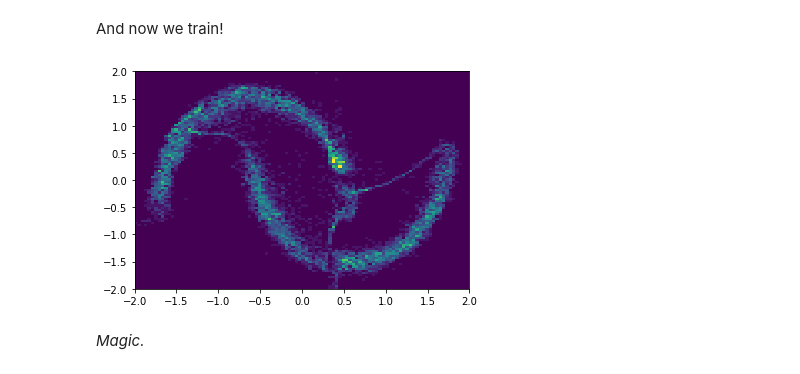
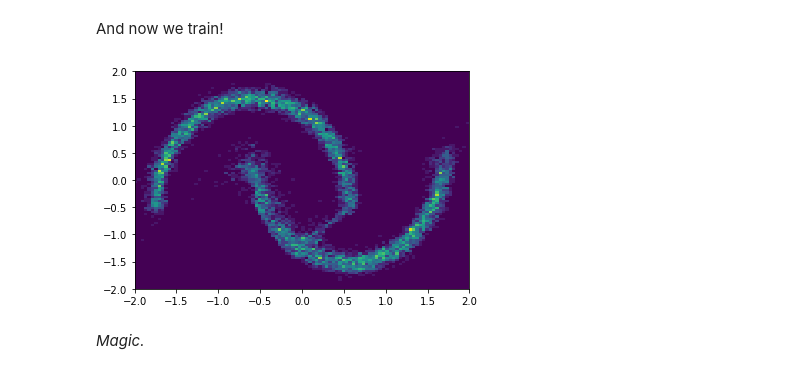
Before and after one commit to ChrisWaites/jax-flows, a Jupyter notebook: examples/intro.ipynb, the cells around one changed output. Cells and saved outputs as stored; diff of their text form; code cells hidden in the pictures.

```diff
--- a/examples/intro.ipynb
+++ b/examples/intro.ipynb
@@ -34,6 +33,6 @@ from jax.nn.initializers import orthogonal, zeros
 Next, we'll define some training parameters.
 # %%
 rng, flow_rng = random.split(random.PRNGKey(0))
-input_shape = X.shape[1:]
-num_epochs, batch_size = 500, 100
+input_dim = X.shape[1]
+num_epochs, batch_size = 100, 100
 # %% [markdown]
@@ -82,7 +50,40 @@ params, log_pdf, sample = init_fun(flow_rng, input_shape)
+# %%
+def get_masks(input_dim, hidden_dim=64, num_hidden=1):
+    masks = []
+    input_degrees = np.arange(input_dim)
+    degrees = [input_degrees]
+
+    for n_h in range(num_hidden + 1):
+        degrees += [np.arange(hidden_dim) % (input_dim - 1)]
+    degrees += [input_degrees % input_dim - 1]
+
+    for (d0, d1) in zip(degrees[:-1], degrees[1:]):
+        masks += [np.transpose(np.expand_dims(d1, -1) >= np.expand_dims(d0, 0)).astype(np.float32)]
+    return masks
+
+def masked_transform(rng, input_dim):
+    masks = get_masks(input_dim, hidden_dim=64, num_hidden=1)
+    act = stax.Relu
+    init_fun, apply_fun = stax.serial(
+        flows.MaskedDense(masks[0]),
+        act,
+        flows.MaskedDense(masks[1]),
+        act,
+        flows.MaskedDense(masks[2].tile(2)),
+    )
+    _, params = init_fun(rng, (input_dim,))
+    return params, apply_fun
+
+init_fun = flows.Flow(
+    flows.Serial(*(flows.MADE(masked_transform), flows.Reverse()) * 5),
+    flows.Normal(),
+)
+
+params, log_pdf, sample = init_fun(flow_rng, input_dim)
 # %% [markdown]
 Now, given the model, we can start to optimize it. We can do this by creating a regular JAX Adam optimizer, supplying it the model parameters.
 # %%
-opt_init, opt_update, get_params = optimizers.adam(step_size=4e-4)
+opt_init, opt_update, get_params = optimizers.adam(step_size=1e-4)
 opt_state = opt_init(params)
 # %%
 from tqdm.notebook import trange
@@ -104,22 +105,23 @@ And now we train!
 # %%
 itercount = itertools.count()
 
 for epoch in range(num_epochs):
     clear_output(wait=True) # Clear plotting
 
-    npr.shuffle(X)
+    permute_rng, rng = random.split(rng)
+    X = random.permutation(permute_rng, X)
     for batch_index in range(0, len(X), batch_size):
         opt_state = step(next(itercount), opt_state, X[batch_index:batch_index+batch_size])
 
     params = get_params(opt_state)
-    rng, sample_rng = random.split(rng)
+    s, sample_rng = random.split(rng)
     X_syn = sample(rng, params, X.shape[0])
 
     plt.hist2d(X_syn[:, 0], X_syn[:, 1], bins=n_bins, range=plot_range)
     plt.show()
 
 params = get_params(opt_state)
 # %% [output]
-[figure, old version]
+[figure, new version]
 # %% [markdown]
 _Magic._
```
Also changed, not shown: parts of 5 cells of this notebook.
